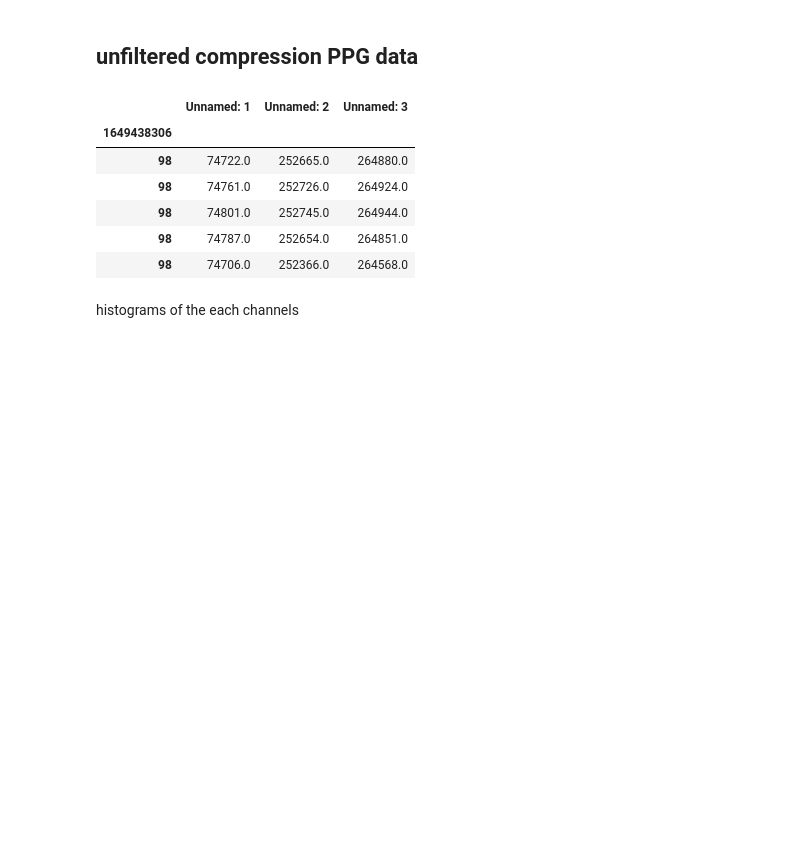
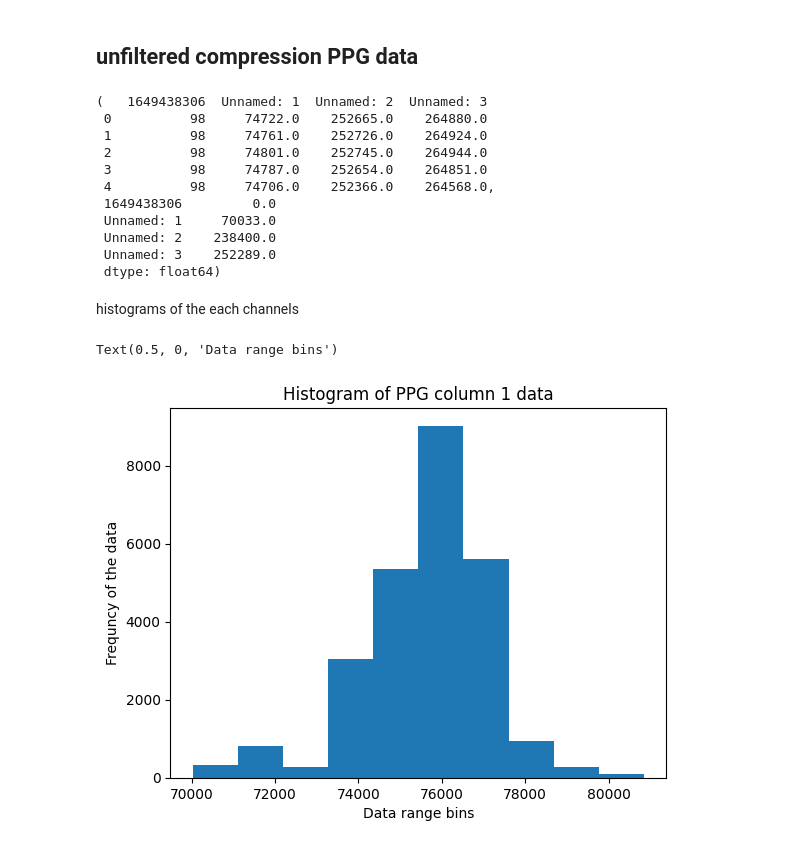
Before and after one commit to SenuraHansaja/H-IoT-Golob-Rice-Compression-Automation, a Jupyter notebook: PPG data/PPG_plots.ipynb, the cells around one changed output. Saved outputs shown, nothing was run; the diff lists cells and outputs as text; code cells hidden in the pictures; blank space fills up the shorter version.

Commit message:
ppg plotting

```diff
--- a/PPG data/PPG_plots.ipynb
+++ b/PPG data/PPG_plots.ipynb
@@ -105,14 +106,27 @@ power_plot3
 ## unfiltered compression PPG data
 # %%
 data =  data.dropna(inplace=False)
-data.head()
+data.head(), data.min()
 # %% [output]
-|  | Unnamed: 1 | Unnamed: 2 | Unnamed: 3 |
-| 1649438306 |  |  |  |
-| 98 | 74722.0 | 252665.0 | 264880.0 |
-| 98 | 74761.0 | 252726.0 | 264924.0 |
-| 98 | 74801.0 | 252745.0 | 264944.0 |
-| 98 | 74787.0 | 252654.0 | 264851.0 |
-| 98 | 74706.0 | 252366.0 | 264568.0 |
+(   1649438306  Unnamed: 1  Unnamed: 2  Unnamed: 3
+ 0          98     74722.0    252665.0    264880.0
+ 1          98     74761.0    252726.0    264924.0
+ 2          98     74801.0    252745.0    264944.0
+ 3          98     74787.0    252654.0    264851.0
+ 4          98     74706.0    252366.0    264568.0,
+ 1649438306         0.0
+ Unnamed: 1     70033.0
+ Unnamed: 2    238400.0
+ Unnamed: 3    252289.0
+ dtype: float64)
 # %% [markdown]
 histograms of the each channels
+# %%
+column_1 = data['Unnamed: 1']
+plt.hist(column_1)
+plt.title('Histogram of PPG column 1 data')
+plt.ylabel('Frequncy of the data')
+plt.xlabel('Data range bins')
+# %% [output]
+Text(0.5, 0, 'Data range bins')
+[figure, added]
```
Also changed, not shown: parts of 9 cells of this notebook, 2 other files.
